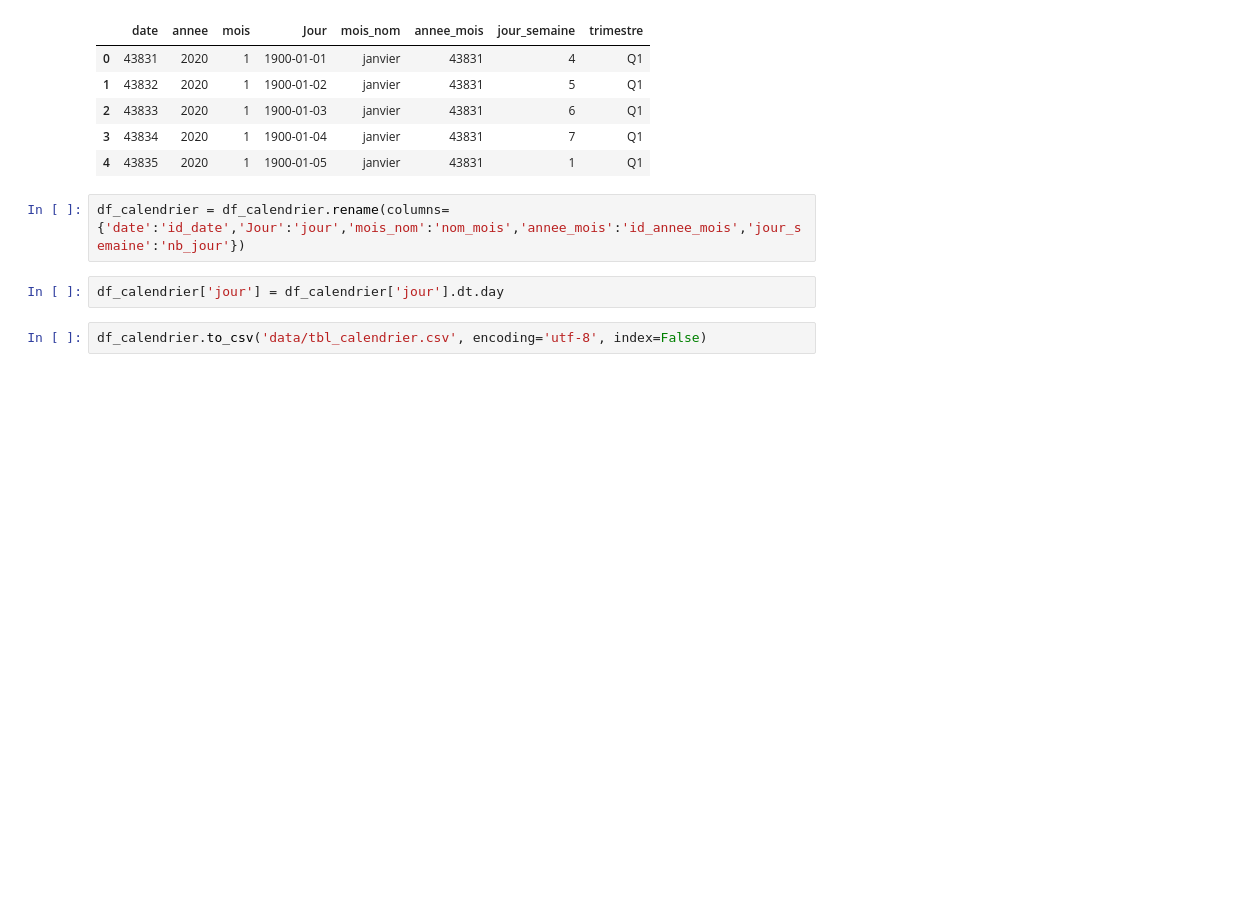
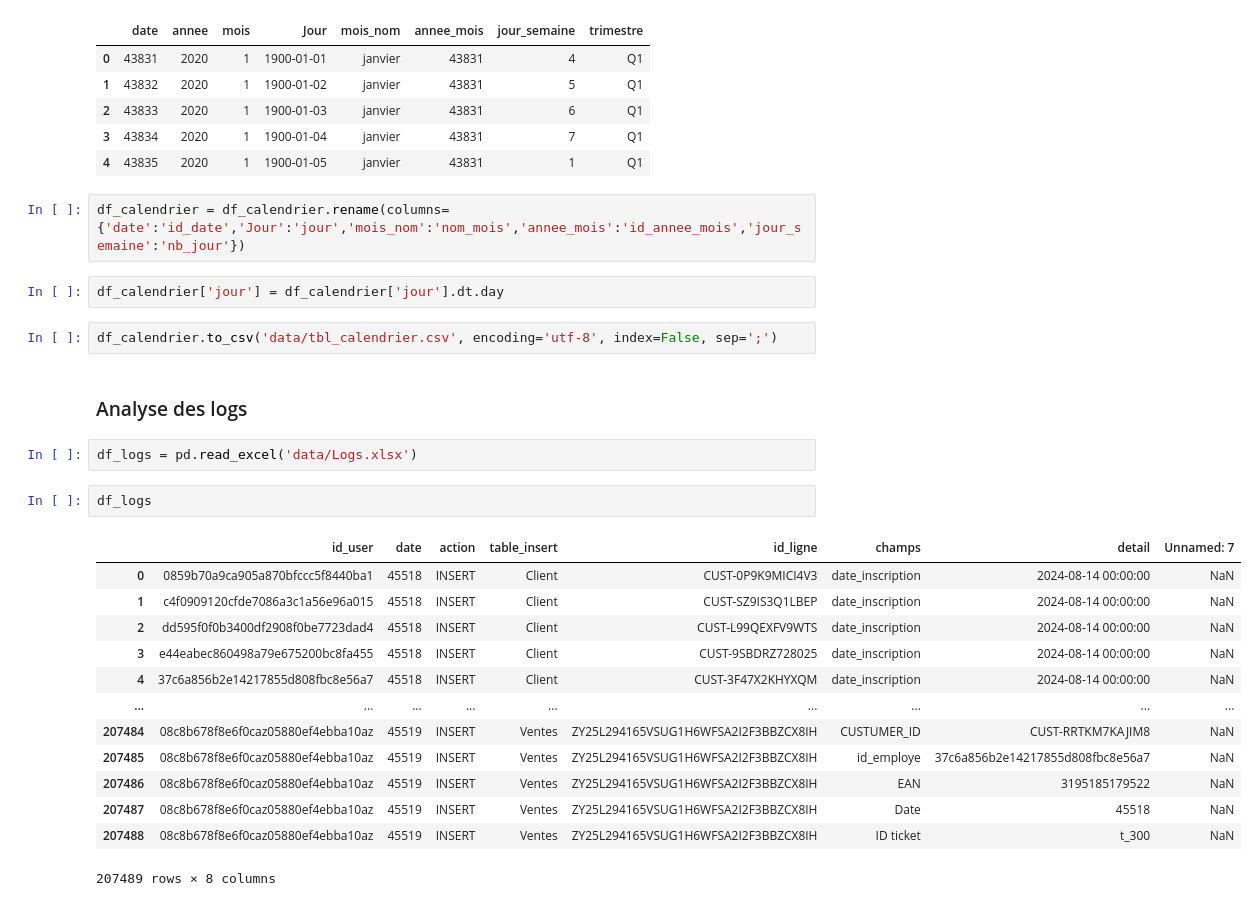
Before and after one commit to R0mNavarr0/Auditer-un-environnement-de-donnees, a Jupyter notebook: EDA_Base_OLAP.ipynb, the cells around one changed output. Cells and saved outputs as stored; diff of their text form; blank space fills up the shorter version.

```diff
--- a/EDA_Base_OLAP.ipynb
+++ b/EDA_Base_OLAP.ipynb
@@ -229,4 +230,24 @@ df_calendrier = df_calendrier.rename(columns={'date':'id_date','Jour':'jour','mo
 # %%
 df_calendrier['jour'] = df_calendrier['jour'].dt.day
 # %%
-df_calendrier.to_csv('data/tbl_calendrier.csv', encoding='utf-8', index=False)
+df_calendrier.to_csv('data/tbl_calendrier.csv', encoding='utf-8', index=False, sep=';')
+# %% [markdown]
+### Analyse des logs
+# %%
+df_logs = pd.read_excel('data/Logs.xlsx')
+# %%
+df_logs
+# %% [output]
+|  | id_user | date | action | table_insert | id_ligne | champs | detail | Unnamed: 7 |
+| 0 | 0859b70a9ca905a870bfccc5f8440ba1 | 45518 | INSERT | Client | CUST-0P9K9MICI4V3 | date_inscription | 2024-08-14 00:00:00 | NaN |
+| 1 | c4f0909120cfde7086a3c1a56e96a015 | 45518 | INSERT | Client | CUST-SZ9IS3Q1LBEP | date_inscription | 2024-08-14 00:00:00 | NaN |
+| 2 | dd595f0f0b3400df2908f0be7723dad4 | 45518 | INSERT | Client | CUST-L99QEXFV9WTS | date_inscription | 2024-08-14 00:00:00 | NaN |
+| 3 | e44eabec860498a79e675200bc8fa455 | 45518 | INSERT | Client | CUST-9SBDRZ728025 | date_inscription | 2024-08-14 00:00:00 | NaN |
+| 4 | 37c6a856b2e14217855d808fbc8e56a7 | 45518 | INSERT | Client | CUST-3F47X2KHYXQM | date_inscription | 2024-08-14 00:00:00 | NaN |
+| ... | ... | ... | ... | ... | ... | ... | ... | ... |
+| 207484 | 08c8b678f8e6f0caz05880ef4ebba10az | 45519 | INSERT | Ventes | ZY25L294165VSUG1H6WFSA2I2F3BBZCX8IH | CUSTUMER_ID | CUST-RRTKM7KAJIM8 | NaN |
+| 207485 | 08c8b678f8e6f0caz05880ef4ebba10az | 45519 | INSERT | Ventes | ZY25L294165VSUG1H6WFSA2I2F3BBZCX8IH | id_employe | 37c6a856b2e14217855d808fbc8e56a7 | NaN |
+| 207486 | 08c8b678f8e6f0caz05880ef4ebba10az | 45519 | INSERT | Ventes | ZY25L294165VSUG1H6WFSA2I2F3BBZCX8IH | EAN | 3195185179522 | NaN |
+| 207487 | 08c8b678f8e6f0caz05880ef4ebba10az | 45519 | INSERT | Ventes | ZY25L294165VSUG1H6WFSA2I2F3BBZCX8IH | Date | 45518 | NaN |
+| 207488 | 08c8b678f8e6f0caz05880ef4ebba10az | 45519 | INSERT | Ventes | ZY25L294165VSUG1H6WFSA2I2F3BBZCX8IH | ID ticket | t_300 | NaN |
+207489 rows × 8 columns
```
Also changed, not shown: parts of 14 cells of this notebook, 10 other files.
